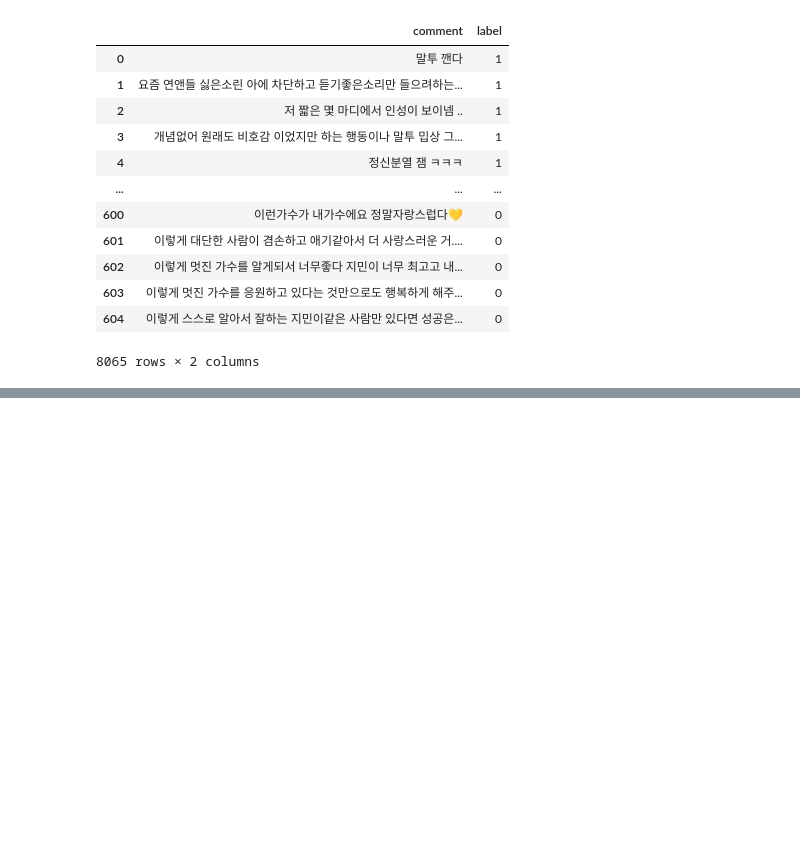
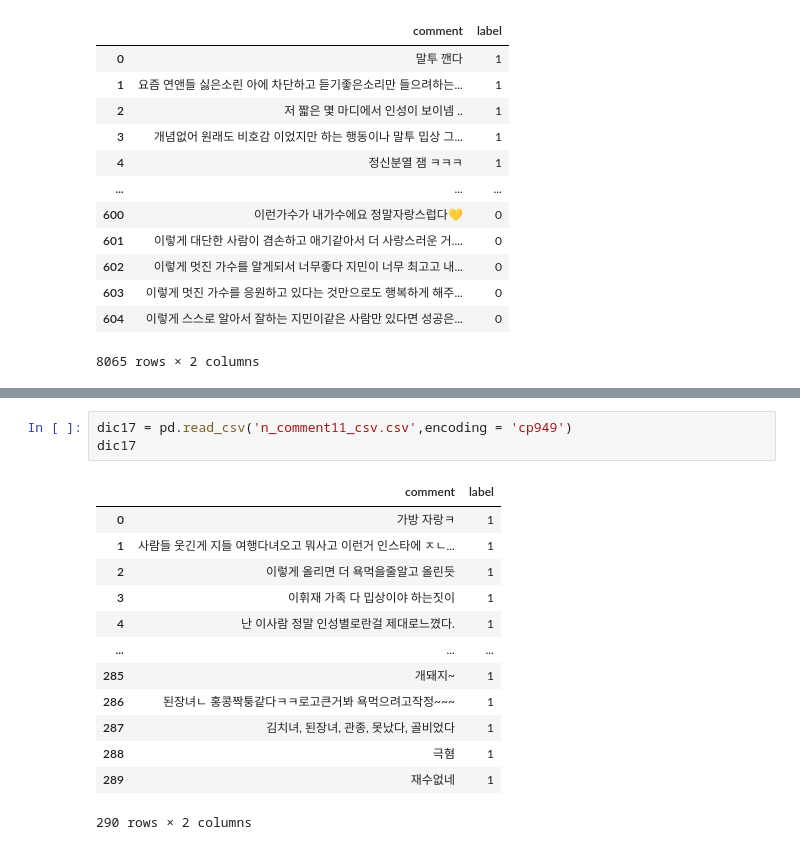
Before and after one commit to sooyeon-go/grad_project, a Jupyter notebook: comment_crawling_r/comment_csv.ipynb, the cells around one changed output, grey strips where cells are left out. Cells and saved outputs as stored; diff of their text form; blank space fills up the shorter version.

Commit message:
Update n_comment11.txt

```diff
--- a/comment_crawling_r/comment_csv.ipynb
+++ b/comment_crawling_r/comment_csv.ipynb
@@ -922,0 +947,17 @@ fi15
+# %%
+dic17 = pd.read_csv('n_comment11_csv.csv',encoding = 'cp949')
+dic17
+# %% [output]
+|  | comment | label |
+| 0 | 가방 자랑ㅋ | 1 |
+| 1 | 사람들 웃긴게 지들 여행다녀오고 뭐사고 이런거 인스타에 ㅈㄴ... | 1 |
+| 2 | 이렇게 올리면 더 욕먹을줄알고 올린듯 | 1 |
+| 3 | 이휘재 가족 다 밉상이야 하는짓이 | 1 |
+| 4 | 난 이사람 정말 인성별로란걸 제대로느꼈다. | 1 |
+| ... | ... | ... |
+| 285 | 개돼지~ | 1 |
+| 286 | 된장녀ㄴ 홍콩짝퉁같다ㅋㅋ로고큰거봐 욕먹으려고작정~~~ | 1 |
+| 287 | 김치녀, 된장녀, 관종, 못났다, 골비었다 | 1 |
+| 288 | 극혐 | 1 |
+| 289 | 재수없네 | 1 |
+290 rows × 2 columns
```
Also changed, not shown: parts of 2 cells of this notebook.
